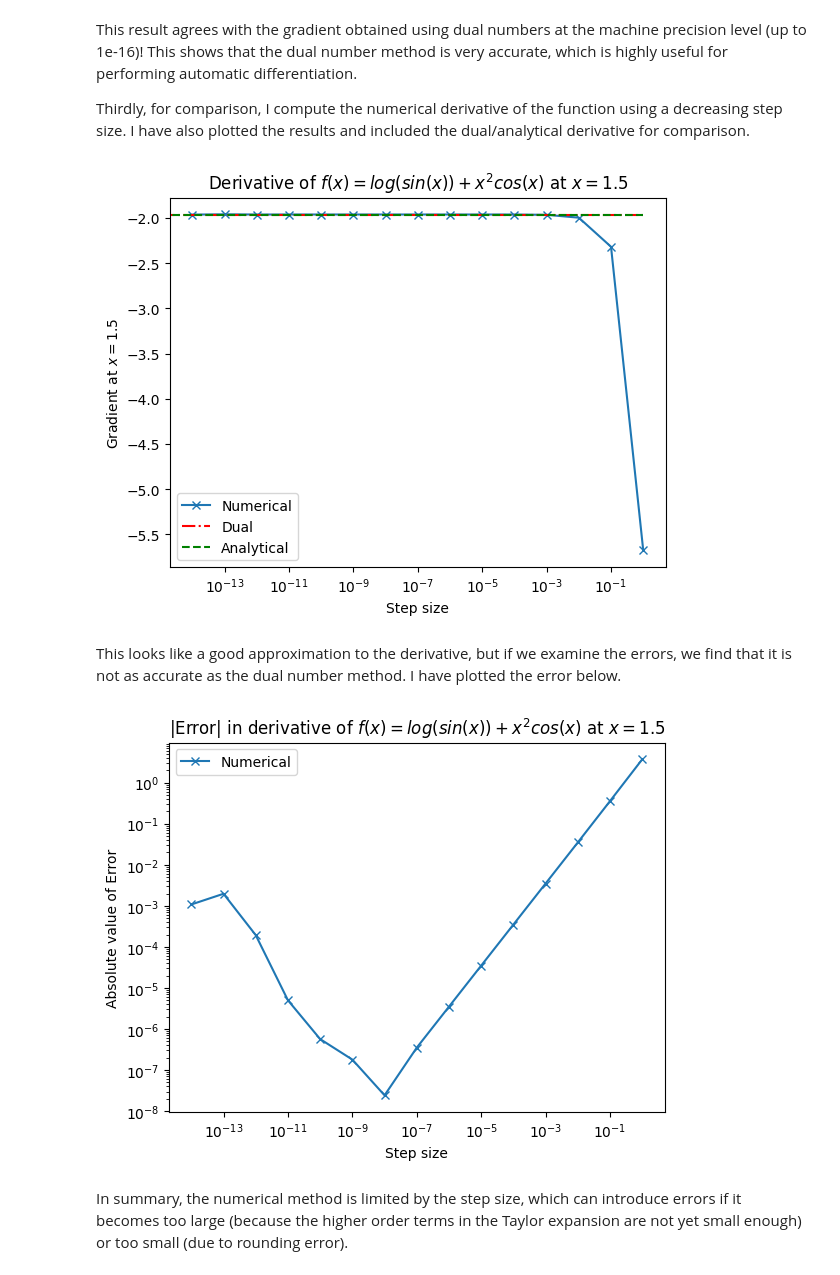
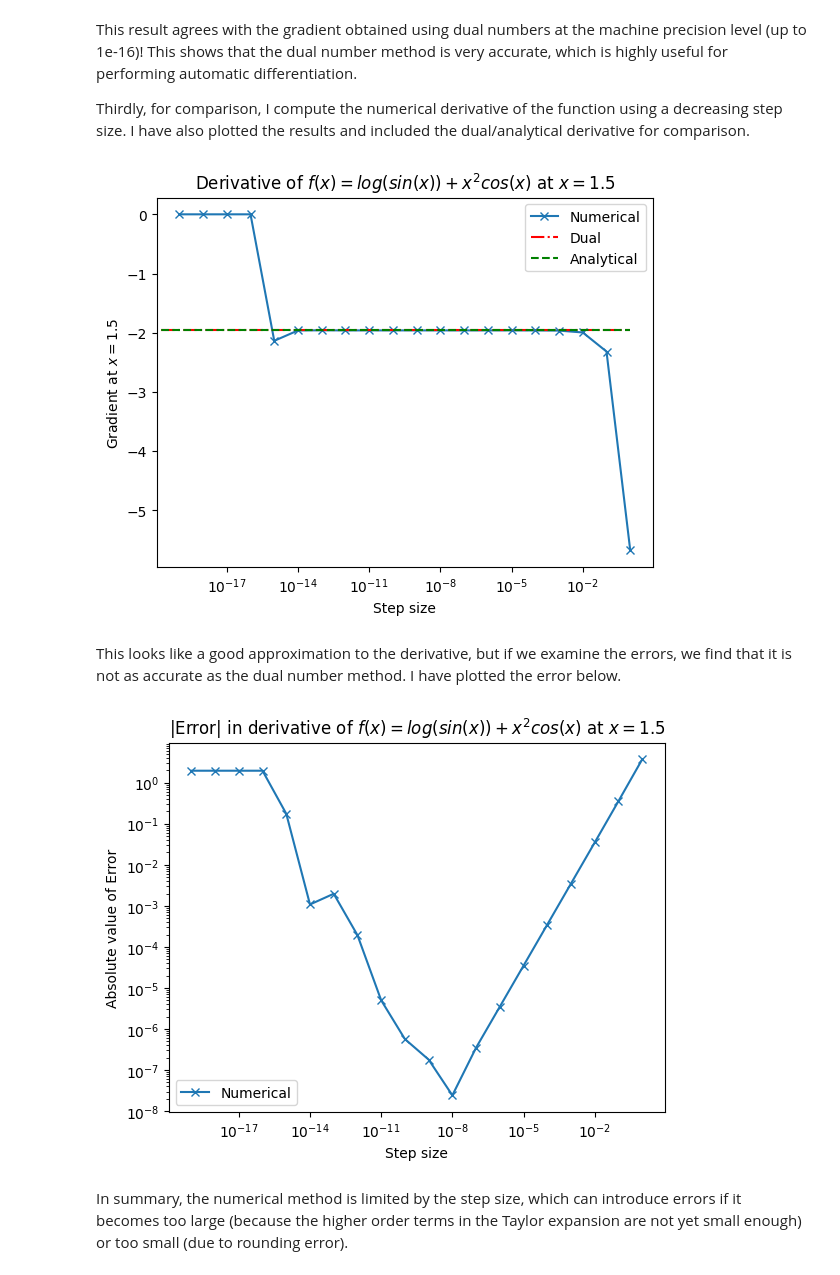
Before and after one commit to Fayzan03/C1_Coursework, a Jupyter notebook: docs/Tutorial/dual_autodiff.ipynb, the cells around one changed output. Saved outputs shown, nothing was run; the diff lists cells and outputs as text; code cells hidden in the pictures.

```diff
--- a/docs/Tutorial/dual_autodiff.ipynb
+++ b/docs/Tutorial/dual_autodiff.ipynb
@@ -132,36 +134,36 @@ Thirdly, for comparison, I compute the numerical derivative of the function usin
 # %%
 # Define the function f to compute the numerical gradient
 def f(x):
     y = np.log(np.sin(x)) + x**2 *np.cos(x)
     return y
 
 # Compute the numerical gradient at x==1.5
 x=1.5
 
 grad_num=[]
-for i in range(15):
+for i in range(20):
     eps=10**(-i)
     y = (f(x+eps) - f(x))/eps
     grad_num.append(y)
 
 # Plot the gradient at each step size
-step_size=[10**(-i) for i in range(15)]
+step_size=[10**(-i) for i in range(20)]
 plt.plot(step_size, grad_num, marker='x', label="Numerical")
 plt.xlabel("Step size")
 plt.xscale('log')
 plt.ylabel("Gradient at $x=1.5$")
 plt.title("Derivative of $ f(x) = log(sin(x)) + x^2 cos(x) $ at $x=1.5$")
 plt.hlines(grad_dual, xmin=0, xmax=1, color='r', ls="-.", label= "Dual")
 plt.hlines(grad_anal, xmin=0, xmax=1, color='g', ls="--", label= "Analytical")
 plt.legend()
 plt.show()
 # %% [output]
-[figure, old version]
+[figure, new version]
 # %% [markdown]
 This looks like a good approximation to the derivative, but if we examine the errors, we find that it is not as accurate as the dual number method. I have plotted the error below.
 # %%
 # Plot the error at each step size
-step_size=[10**(-i) for i in range(15)]
+step_size=[10**(-i) for i in range(20)]
 plt.plot(step_size, np.abs(grad_num-grad_anal), marker='x', label="Numerical")
 plt.xlabel("Step size")
 plt.ylabel("Absolute value of Error")
@@ -172,7 +174,7 @@ plt.title("|Error| in derivative of $ f(x) = log(sin(x)) + x^2 cos(x) $ at $x=1.
 plt.legend()
 plt.show()
 # %% [output]
-[figure, old version]
+[figure, new version]
 # %% [markdown]
 In summary, the numerical method is limited by the step size, which can introduce errors if it becomes too large (because the higher order terms in the Taylor expansion are not yet small enough) or too small (due to rounding error).
 # %% [markdown]
```
Also changed, not shown: parts of 13 cells of this notebook, 7 other files.
